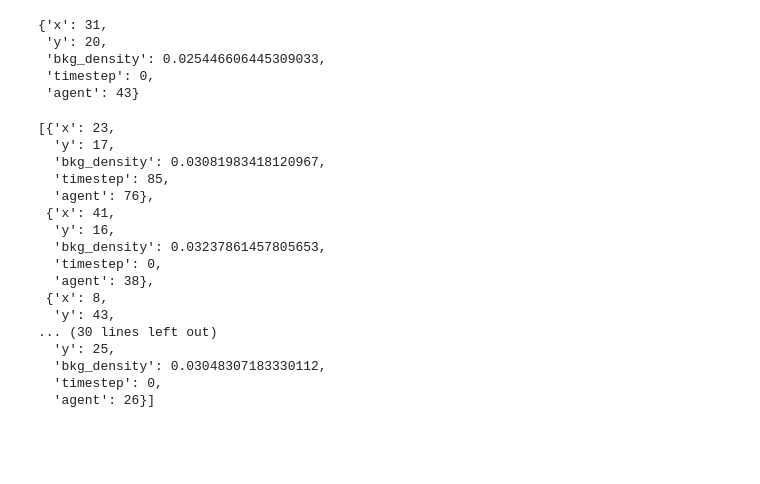
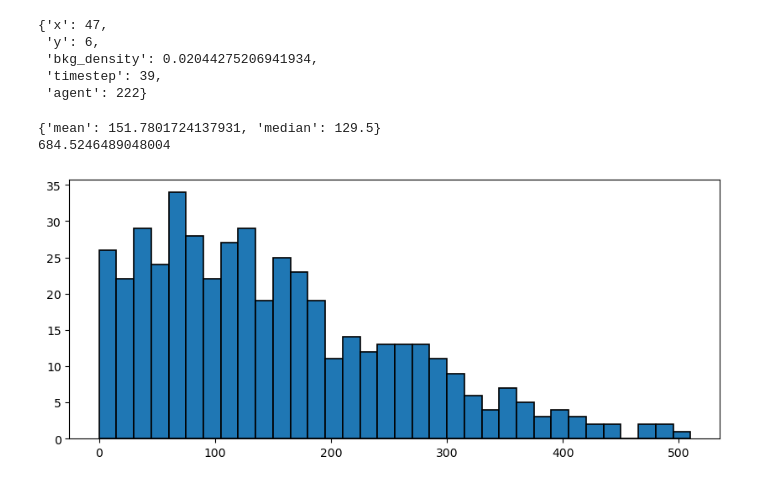
Before and after one commit to m-bhatt/abm_violence, a Jupyter notebook: toy_abm.ipynb, the cells around one changed output. Drawn from its saved outputs; the diff is of its cells as text; code cells hidden in the pictures; blank space fills up the shorter version.

```diff
--- a/toy_abm.ipynb
+++ b/toy_abm.ipynb
@@ -108,17 +157,38 @@ class Agent():
+# %%
+# plotting conveniences
+
+def plot_timesteps(output, num_iter):
+    '''
+    plot distribution of times of events given a list of dictionaries
+    '''
+    times = [i["timestep"] for i in output if i]
+    plt.figure(figsize=(10,4))
+    plt.hist(times, bins=range(0, num_iter + 15, 15), edgecolor='black', linewidth=1.2)
+    stats = {"mean": np.mean(times), "median": np.median(times)}
+    print(stats)
+    return stats
 # %%
 # sim
 
 rng = np.random.default_rng() # set seed for reproducibility
+
 board = np.zeros((50,50))
 board = init_background_density(board, 40, rng)
+
 b = deepcopy(board)
+
 agents = sample_agents(board, 250, rng)
+
+num_retailers = max(5, len(board) * len(board[0]) // 100)
+retailers = initiate_weapon_retailers(board, num_retailers, rng)
+
 events = []
 t = 500
 for i in range(t):
     new_agents = np.array([])
     for a in agents:
         move_agent(board, a, rng)
+        agent_buy_weapon(board, a, retailers, rng)
         if agent_initiate_event(board, a, np.max(b)/2):
             events.append({"x":a.x, "y":a.y, "bkg_density":board[a.x,a.y], "timestep": i, "agent":a.id})
         else:
@@ -128,15 +198,16 @@ for i in range(t):
         agent_go_home(board, a)
 events[0]
 # %% [output]
-{'x': 31,
- 'y': 20,
- 'bkg_density': 0.025446606445309033,
- 'timestep': 0,
- 'agent': 43}
+{'x': 47,
+ 'y': 6,
+ 'bkg_density': 0.02044275206941934,
+ 'timestep': 39,
+ 'agent': 222}
 # %%
 def run_abm(board_size=(50,50),
             num_iter=500,
             num_agents=250,
+            num_retailers=10,
             num_gaussians=40,
             threshold=0.03,
             seed=None):
@@ -157,12 +228,16 @@ def run_abm(board_size=(50,50),
     board = init_background_density(board, num_gaussians, rng)
     b = deepcopy(board)
     agents = sample_agents(board, num_agents, rng)
+
+    retailers = initiate_weapon_retailers(board, num_retailers, rng)
+
     events = []
 
     for i in range(num_iter):
         new_agents = np.array([])
         for a in agents:
             move_agent(board, a, rng)
+            agent_buy_weapon(board, a, retailers, rng)
             if agent_initiate_event(board, a, threshold):
                 ev = {"x":a.x, "y":a.y, "bkg_density":board[a.x,a.y], "timestep": i, "agent":a.id}
                 events.append(ev)
@@ -175,11 +250,13 @@ def run_abm(board_size=(50,50),
 
         if i % 365 == 0:
             agent_go_home(board, a)
-    return events
+
+    return events # remove case of having [] in the outputs
 # %%
 def abm_ensemble(num_models, board_size=(50,50),
             num_iter=500,
             num_agents=250,
+            num_retailers=10,
             num_gaussians=40,
             threshold=0.03,
             seed=None):
@@ -187,24 +264,14 @@ def abm_ensemble(num_models, board_size=(50,50),
     events = []
     for i in range(num_models):
         events.append(run_abm())
+
+    plot_timesteps(events, num_iter)
     return events
 # %%
-abm_ensemble(10)
+start = time.time()
+res = abm_ensemble(500, num_retailers=50)
+print(time.time() - start)
 # %% [output]
-[{'x': 23,
-  'y': 17,
-  'bkg_density': 0.03081983418120967,
-  'timestep': 85,
-  'agent': 76},
- {'x': 41,
-  'y': 16,
-  'bkg_density': 0.03237861457805653,
-  'timestep': 0,
-  'agent': 38},
- {'x': 8,
-  'y': 43,
-... (30 lines left out)
-  'y': 25,
-  'bkg_density': 0.03048307183330112,
-  'timestep': 0,
-  'agent': 26}]
+{'mean': 151.7801724137931, 'median': 129.5}
+684.5246489048004
+[figure, added]
```
Also changed, not shown: parts of 3 cells of this notebook, 1 other file.
